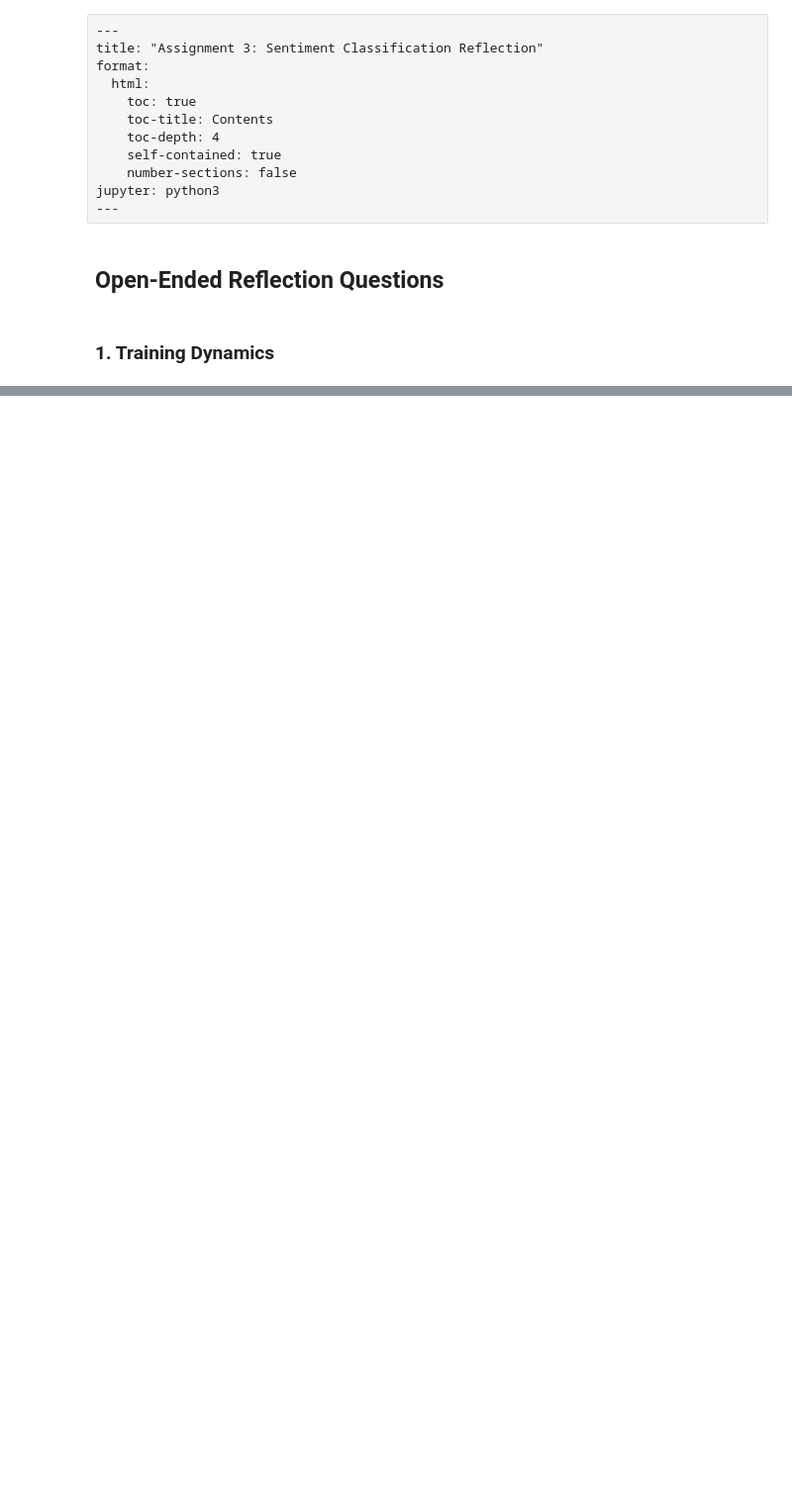
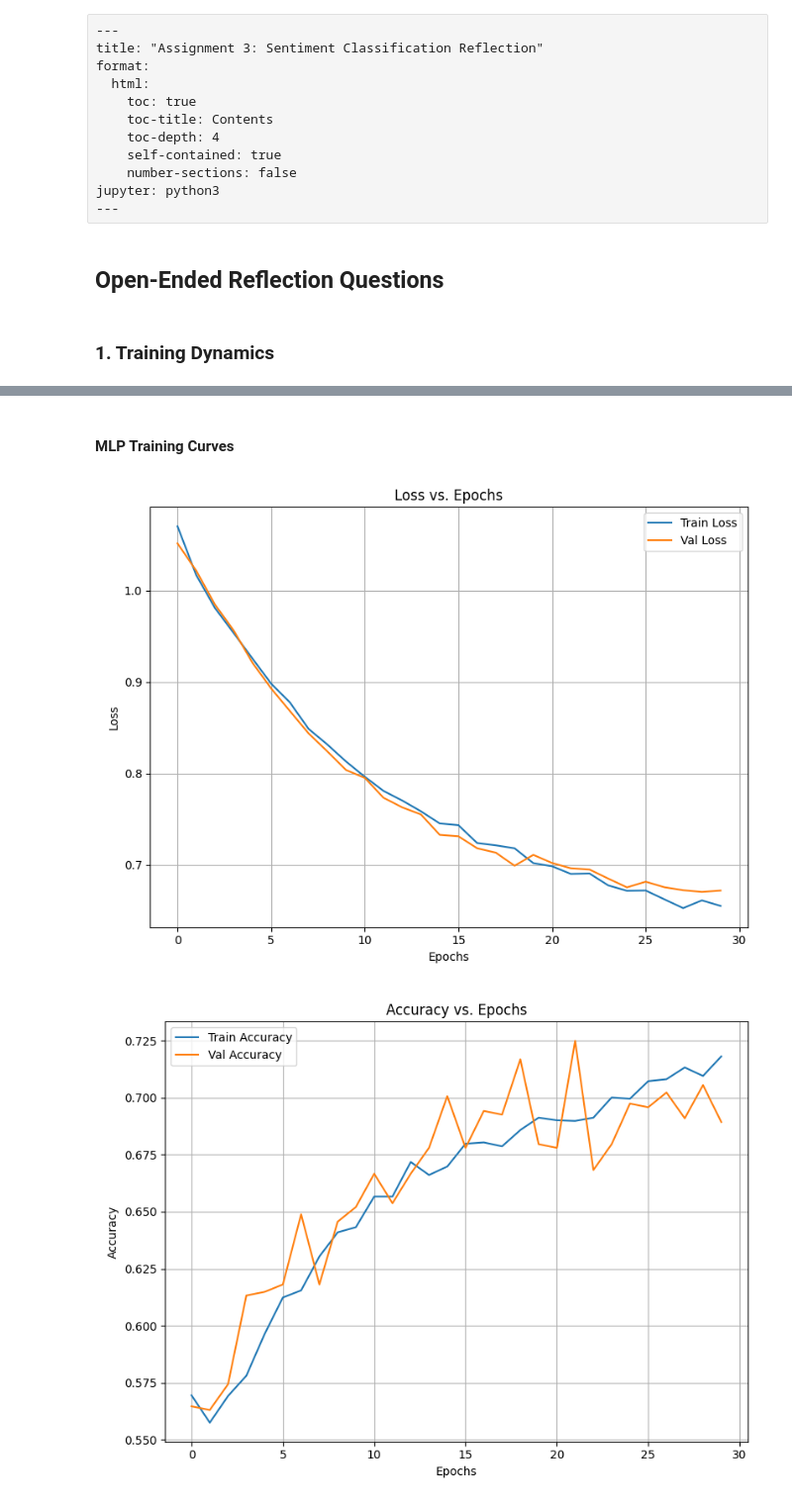
Before and after one commit to TianhaoZhao-9/stat359, a Jupyter notebook: student/Assignment_3/open_questions.ipynb, the cells around one changed output, grey strips where cells are left out. Shown at 99% size. Saved outputs shown, nothing was run; the diff lists cells and outputs as text; code cells hidden in the pictures; blank space fills up the shorter version.

```diff
--- a/student/Assignment_3/open_questions.ipynb
+++ b/student/Assignment_3/open_questions.ipynb
@@ -32,0 +32,9 @@ extra_plots = [
+# %% [markdown]
+#### MLP Training Curves
+# %%
+display(Image(filename="outputs/mlp_loss_curve.png"))
+display(Image(filename="outputs/mlp_accuracy_curve.png"))
+display(Image(filename="outputs/mlp_f1_curve.png"))
+# %% [output]
+[figure, added]
+[figure, added]
```
Also changed, not shown: parts of 19 cells of this notebook, 1 other file.
